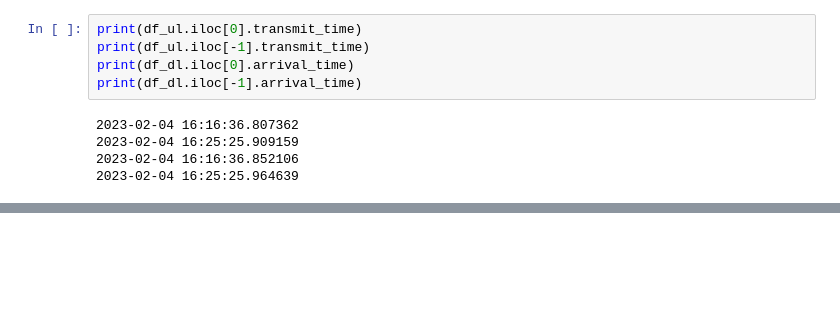
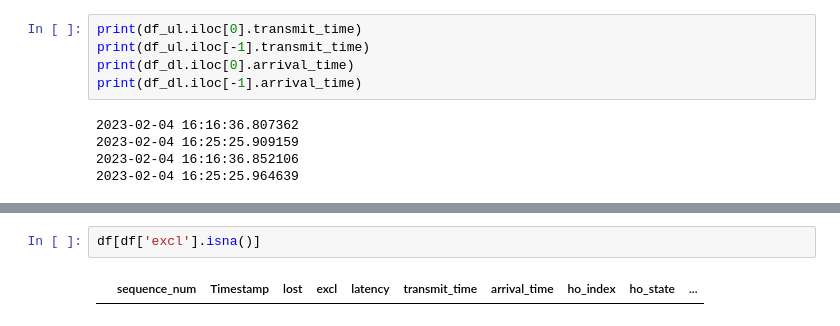
Before and after one commit to mollyy0514/wmnl-handoff-research, a Jupyter notebook: code-test/handover_classify.ipynb, the cells around one changed output, grey strips where cells are left out. Cells and saved outputs as stored; diff of their text form; blank space fills up the shorter version.

```diff
--- a/code-test/handover_classify.ipynb
+++ b/code-test/handover_classify.ipynb
@@ -742,0 +992,4 @@ df.to_csv('test.csv')
+# %%
+df[df['excl'].isna()]
+# %% [output]
+|  | sequence_num | Timestamp | lost | excl | latency | transmit_time | arrival_time | ho_index | ho_state | ... |
```
Also changed, not shown: parts of 37 cells of this notebook, 5 other files.
